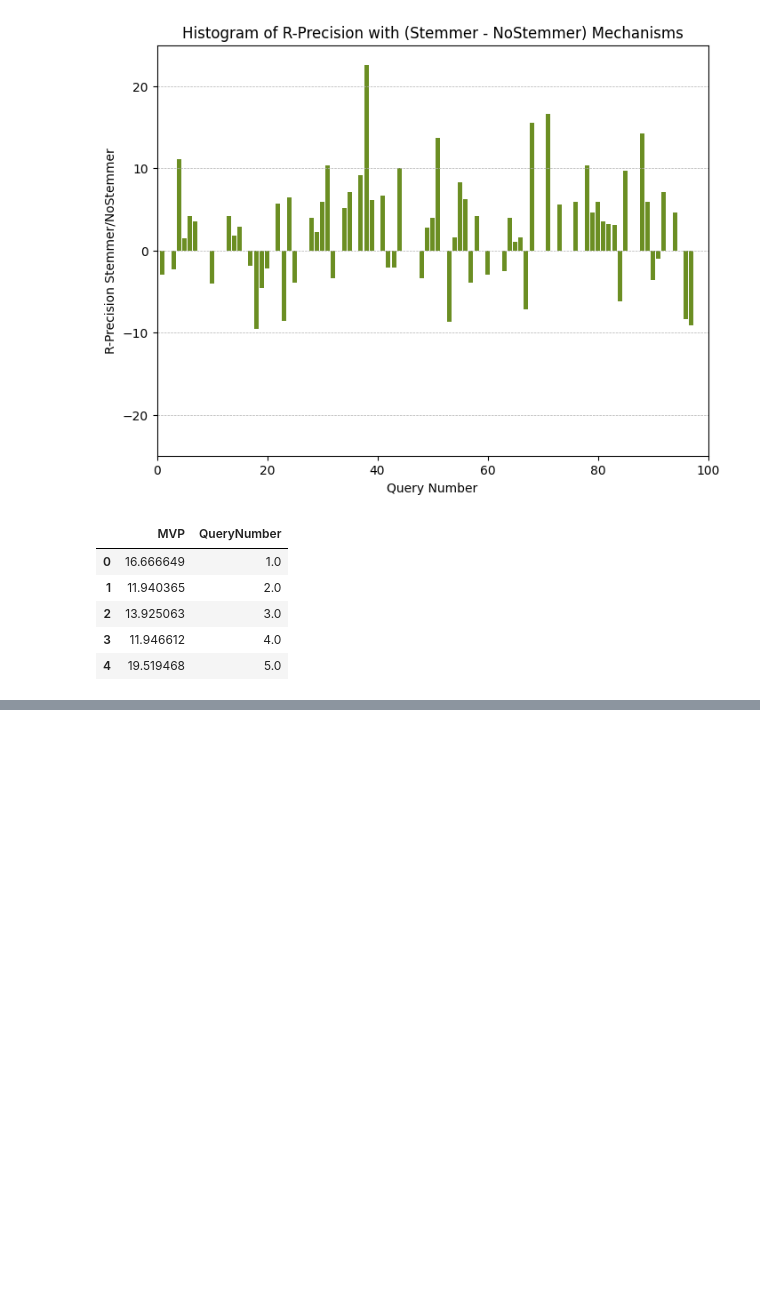
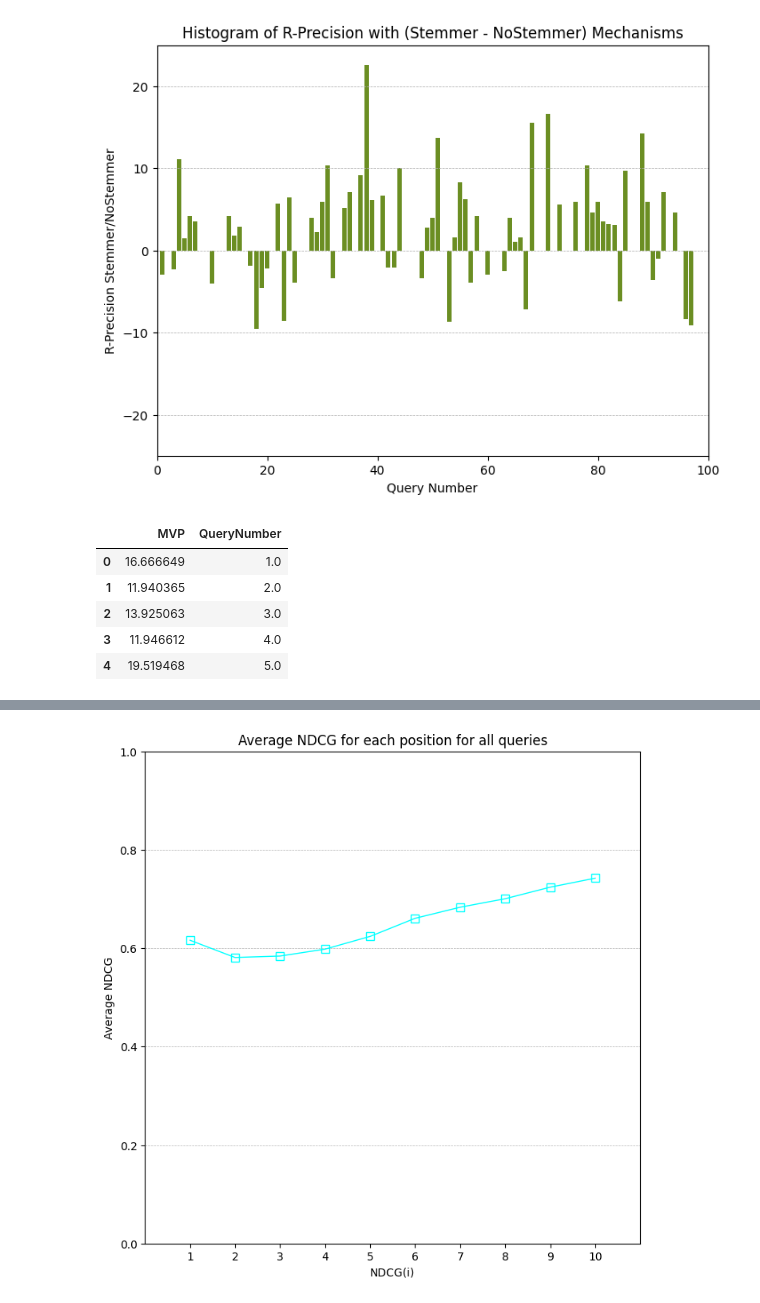
Before and after one commit to SylvioMello/BuscaEMineracaoDeTexto, a Jupyter notebook: TrabalhoIndividual/SRC/AvaliacaoModeloRI.ipynb, the cells around one changed output, grey strips where cells are left out. Saved outputs shown, nothing was run; the diff lists cells and outputs as text; code cells hidden in the pictures; blank space fills up the shorter version.

```diff
--- a/TrabalhoIndividual/SRC/AvaliacaoModeloRI.ipynb
+++ b/TrabalhoIndividual/SRC/AvaliacaoModeloRI.ipynb
@@ -433,0 +626,13 @@ mvp.head()
+# %%
+def get_ndcg_table(expected_docs, results_docs):
+    query_numbers = list(expected_docs.keys())
+    ndcg_table = pd.DataFrame([], columns=["QueryNumber"])
+    for i in range(1, 11):
+        ndcg_table[i] = 0
+    for index, query_number in enumerate(query_numbers):
+        ndcg = get_ndcg(results_docs, query_number)
+        ndcg_table.loc[index] = [query_number, *ndcg]
+    return ndcg_table
+
+ndcg = get_ndcg_table(ex_docs, res_docs)
+ndcg.head()
@@ -433,0 +646,14 @@ mvp.head()
+# %%
+def add_mean_ndcg(ndcg_table):
+    mndcg = ndcg_table
+    means = []
+    columns = list(mndcg.columns)[1:]
+    for c in columns:
+        mean = mndcg[c].sum() / len(mndcg[c])
+        means.append(mean)
+    mndcg.loc[len(mndcg)] = [0, *means]
+    return mndcg
+
+ndcg = add_mean_ndcg(ndcg)
+ndcg.to_csv("../AVALIA/ndcg-stemmer-16.csv")
+ndcg.tail()
@@ -433,0 +667,15 @@ mvp.head()
+# %%
+plt.figure(figsize=(8, 8))
+plt.plot(ndcg.T[99][1:],
+         marker="s", markerfacecolor="none", ms=7, color="cyan", linewidth=1)
+plt.axis([0, 11, 0, 1.0])
+plt.grid(axis="y", linestyle = '--', linewidth=0.5)
+plt.title("Average NDCG for each position for all queries")
+plt.xlabel("NDCG(i)")
+plt.ylabel("Average NDCG")
+plt.xticks([1, 2, 3, 4, 5, 6, 7, 8, 9, 10])
+plt.yticks([0, 0.2, 0.4, 0.6, 0.8, 1.0])
+plt.savefig("../AVALIA/ndcg-stemmer-16.png")
+plt.show()
+# %% [output]
+[figure, added]
```
Also changed, not shown: parts of 20 cells of this notebook, 25 other files.
